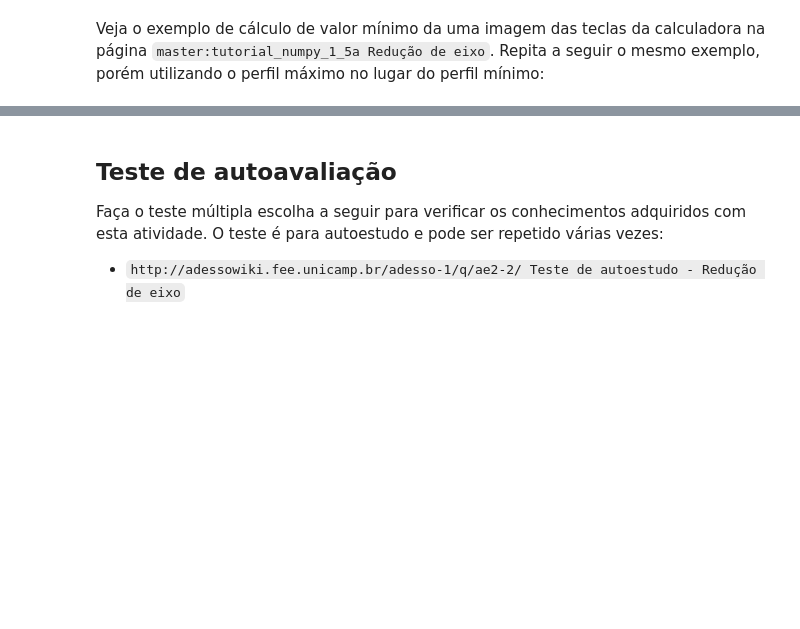
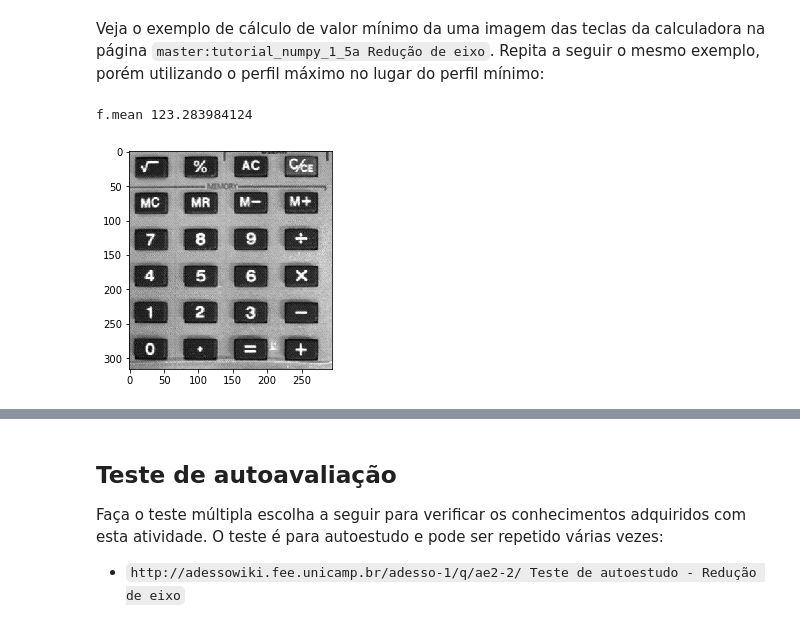
Before and after one commit to robertoalotufo/ia898, a Jupyter notebook: deliver/Atividade_2_2.ipynb, the cells around one changed output, grey strips where cells are left out. Cells and saved outputs as stored; diff of their text form; code cells hidden in the pictures; blank space fills up the shorter version.

```diff
--- a/deliver/Atividade_2_2.ipynb
+++ b/deliver/Atividade_2_2.ipynb
@@ -28,3 +44,12 @@ print('f.mean(0).shape=',f.mean(0).shape)
 # %% [markdown]
 Veja o exemplo de cálculo de valor mínimo da uma imagem das teclas da calculadora na página `master:tutorial_numpy_1_5a Redução de eixo`.
 Repita a seguir o mesmo exemplo, porém utilizando o perfil máximo no lugar do perfil mínimo:
+# %%
+f = mpimg.imread('../data/keyb.tif')
+plt.imshow(f,cmap='gray')
+m = f.mean()
+print('f.mean', m)
+hmax = f.max(axis=0)
+# %% [output]
+f.mean 123.283984124
+[figure, added]
```
Also changed, not shown: parts of 5 cells of this notebook, 5 other files.
